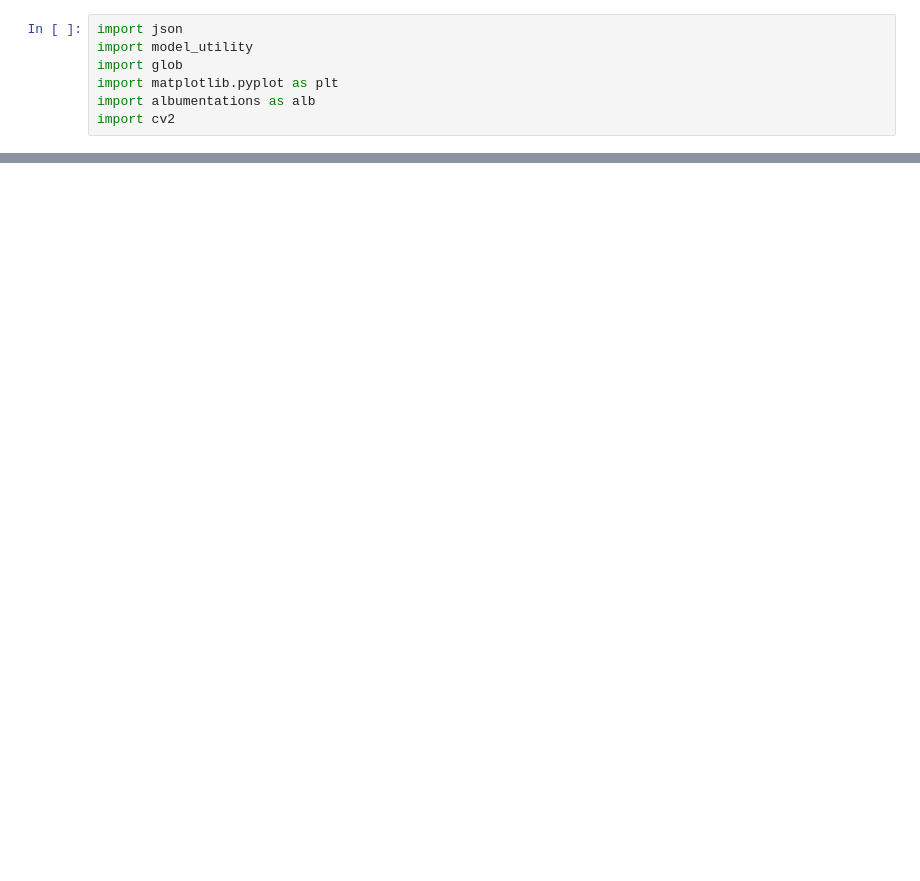
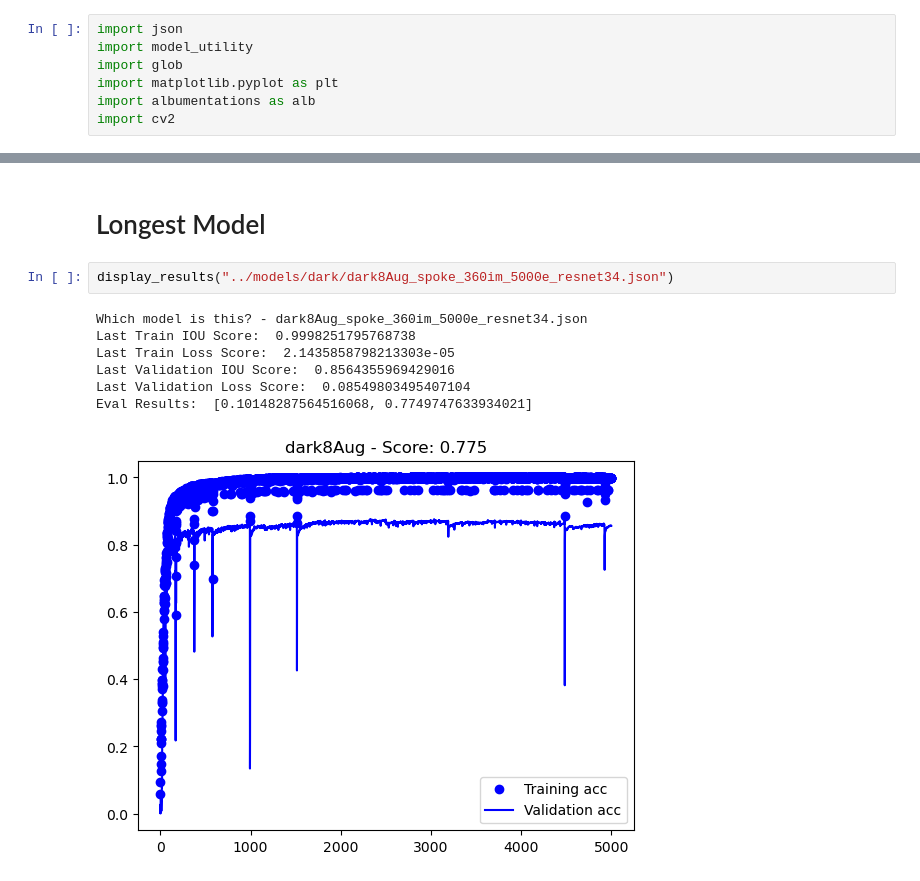
Before and after one commit to Yugadeep/Spokes_ML, a Jupyter notebook: jupyter_testing/augmentation_testing/model_panel.ipynb, the cells around one changed output, grey strips where cells are left out. Cells and saved outputs as stored; diff of their text form; blank space fills up the shorter version.

```diff
--- a/jupyter_testing/augmentation_testing/model_panel.ipynb
+++ b/jupyter_testing/augmentation_testing/model_panel.ipynb
@@ -40,0 +95,12 @@ Last Validation Loss Score:  0.008491097018122673
+# %% [markdown]
+# Longest Model
+# %%
+display_results("../models/dark/dark8Aug_spoke_360im_5000e_resnet34.json")
+# %% [output]
+Which model is this? - dark8Aug_spoke_360im_5000e_resnet34.json
+Last Train IOU Score:  0.9998251795768738
+Last Train Loss Score:  2.1435858798213303e-05
+Last Validation IOU Score:  0.8564355969429016
+Last Validation Loss Score:  0.08549803495407104
+Eval Results:  [0.10148287564516068, 0.7749747633934021]
+[figure, added]
```
Also changed, not shown: parts of 6 cells of this notebook, 3 other files.
